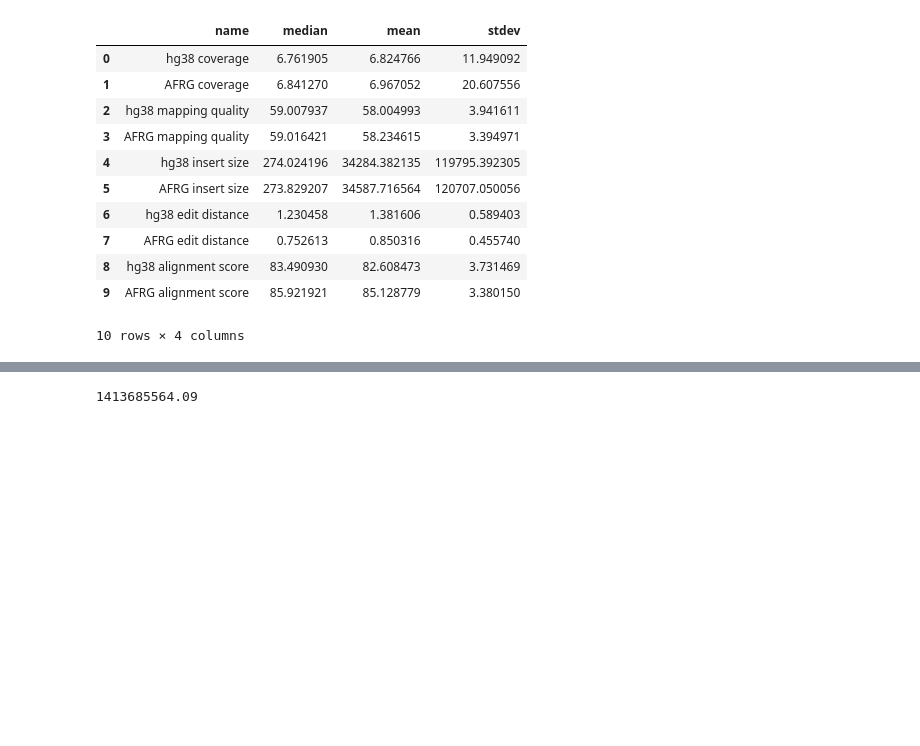
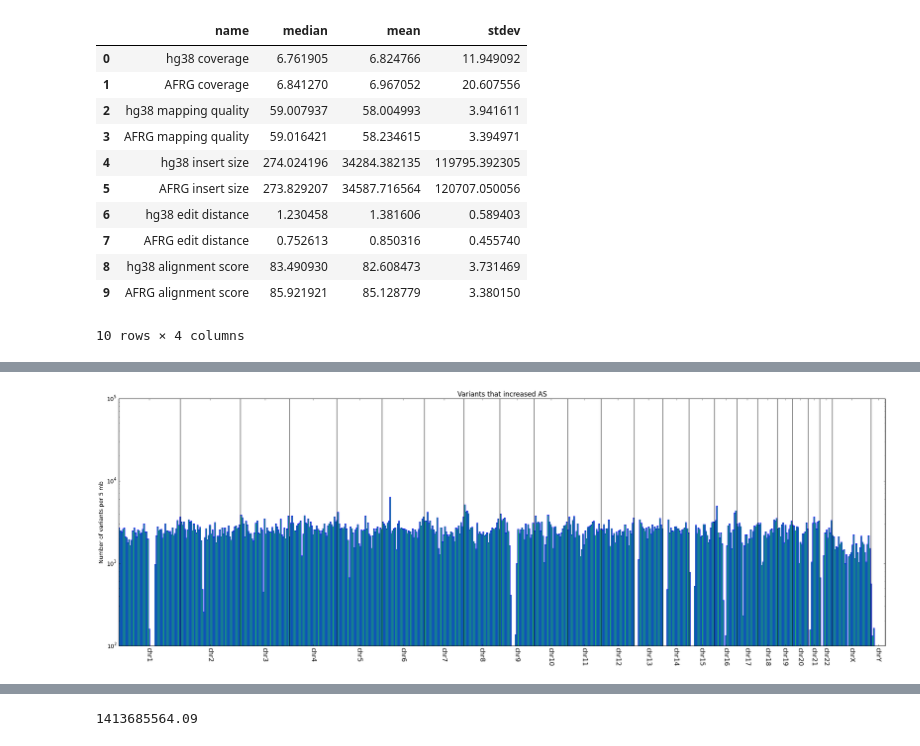
Before and after one commit to ryananeff/ipython-neff-davislab, a Jupyter notebook: comp_samples_support_ASHG.ipynb, the cells around one changed output, grey strips where cells are left out. Drawn from its saved outputs; the diff is of its cells as text; code cells hidden in the pictures; blank space fills up the shorter version.

```diff
--- a/comp_samples_support_ASHG.ipynb
+++ b/comp_samples_support_ASHG.ipynb
@@ -165,0 +237,2 @@ compaln_master2.head()
+# %%
+compinc = mergedarr[mergedarr['hg38_as'] < mergedarr['AFRG_as']]
@@ -165,0 +243,5 @@ compaln_master2.head()
+# %%
+xs, split_vals, label_names, label_pos = hist_by_chromosome(compinc['0'],compinc['1'])
+do_hist(xs, split_vals, label_names, label_pos, 'Number of variants per 5 mb', 'Variants that increased AS', ymin=100, ylim=100000)
+# %% [output]
+[figure, added]
```
Also changed, not shown: parts of 36 cells of this notebook, 3 other files.
